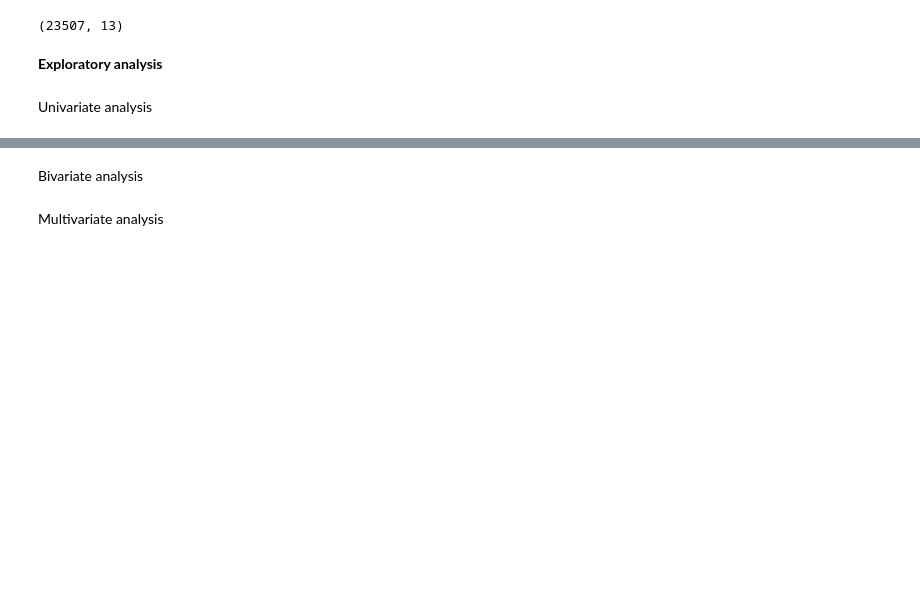
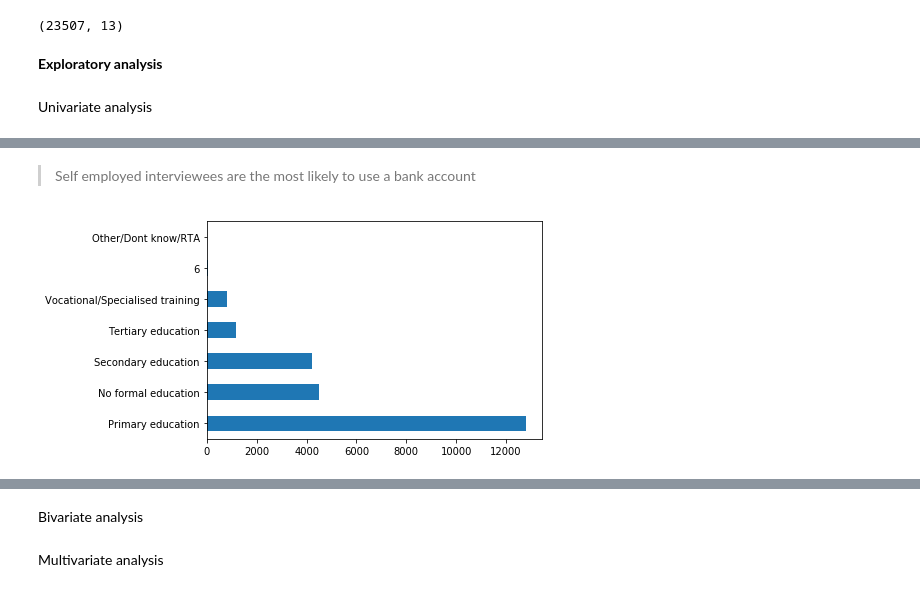
Before and after one commit to victoriousvictor42/banking, a Jupyter notebook: banking.ipynb, the cells around one changed output, grey strips where cells are left out. Drawn from its saved outputs; the diff is of its cells as text; code cells hidden in the pictures; blank space fills up the shorter version.

```diff
--- a/banking.ipynb
+++ b/banking.ipynb
@@ -353,0 +395,9 @@ Univariate analysis
+# %% [markdown]
+
+
+> Self employed interviewees are the most likely to use a bank account
+# %%
+df['Level of Educuation'].value_counts().plot.barh()
+plt.show()
+# %% [output]
+[figure, added]
```
Also changed, not shown: parts of 23 cells of this notebook.
